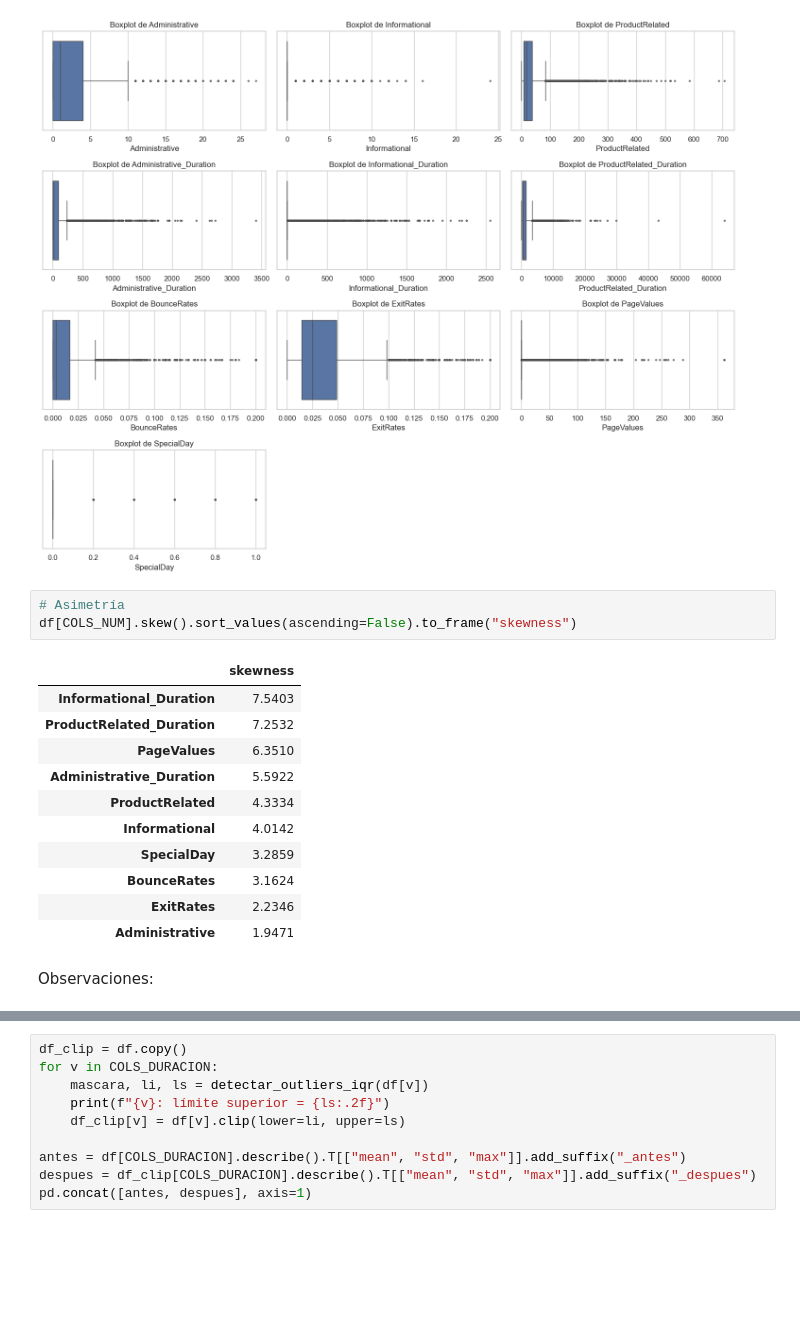
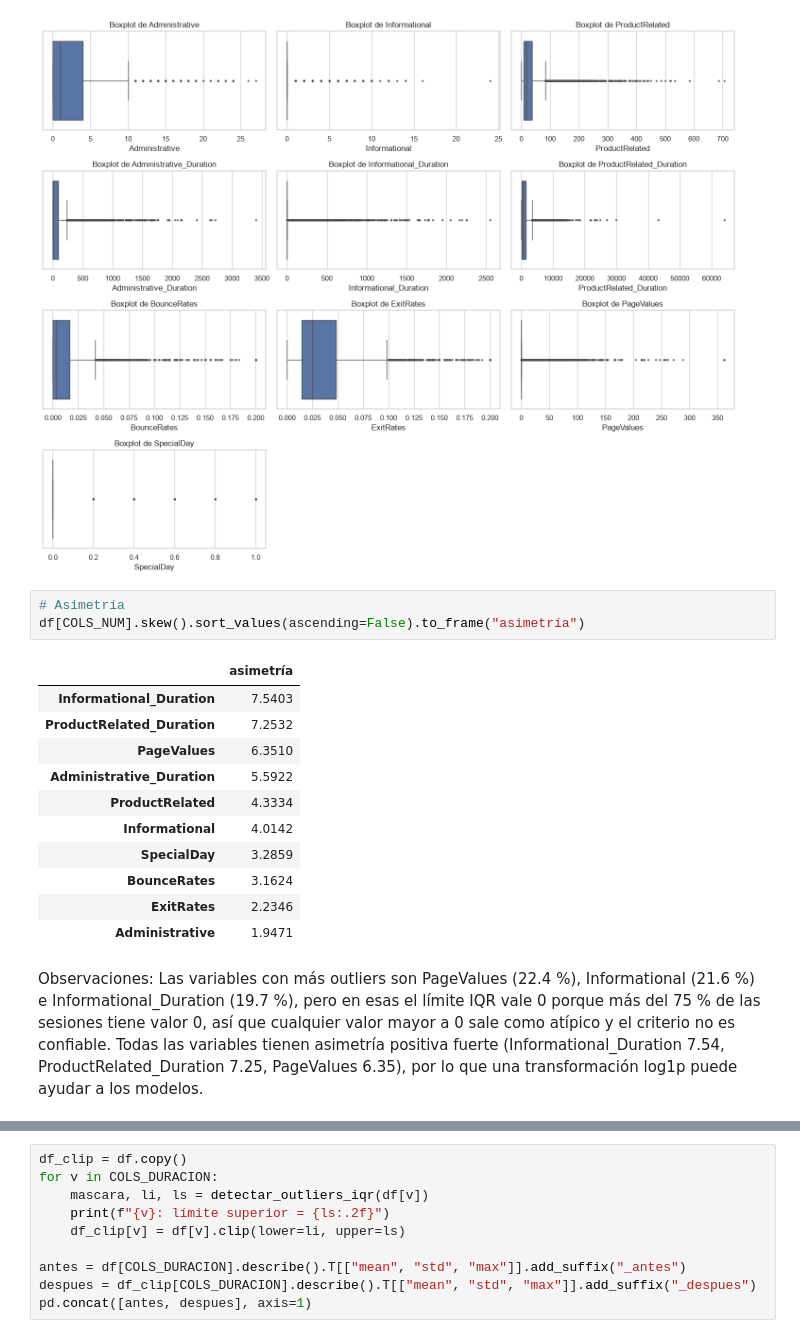
Before and after one commit to JU4N1N/Proyecto_Final_DM, a Jupyter notebook: 01_preprocesamiento_eda.ipynb, the cells around one changed output, grey strips where cells are left out. Saved outputs shown, nothing was run; the diff lists cells and outputs as text; blank space fills up the shorter version.

```diff
--- a/01_preprocesamiento_eda.ipynb
+++ b/01_preprocesamiento_eda.ipynb
@@ -308,9 +308,9 @@ plt.show()
 [figure]
 # %%
 # Asimetría
-df[COLS_NUM].skew().sort_values(ascending=False).to_frame("skewness")
+df[COLS_NUM].skew().sort_values(ascending=False).to_frame("asimetría")
 # %% [output]
-|  | skewness |
+|  | asimetría |
 | Informational_Duration | 7.5403 |
 | ProductRelated_Duration | 7.2532 |
 | PageValues | 6.3510 |
@@ -322,6 +322,6 @@ df[COLS_NUM].skew().sort_values(ascending=False).to_frame("skewness")
 | ExitRates | 2.2346 |
 | Administrative | 1.9471 |
 # %% [markdown]
-Observaciones:
+Observaciones: Las variables con más outliers son PageValues (22.4 %), Informational (21.6 %) e Informational_Duration (19.7 %), pero en esas el límite IQR vale 0 porque más del 75 % de las sesiones tiene valor 0, así que cualquier valor mayor a 0 sale como atípico y el criterio no es confiable. Todas las variables tienen asimetría positiva fuerte (Informational_Duration 7.54, ProductRelated_Duration 7.25, PageValues 6.35), por lo que una transformación log1p puede ayudar a los modelos.
 # %% [markdown]
 ### 2.8 Tratamiento de valores atípicos
```
Also changed, not shown: parts of 5 cells of this notebook, 2 other files.
